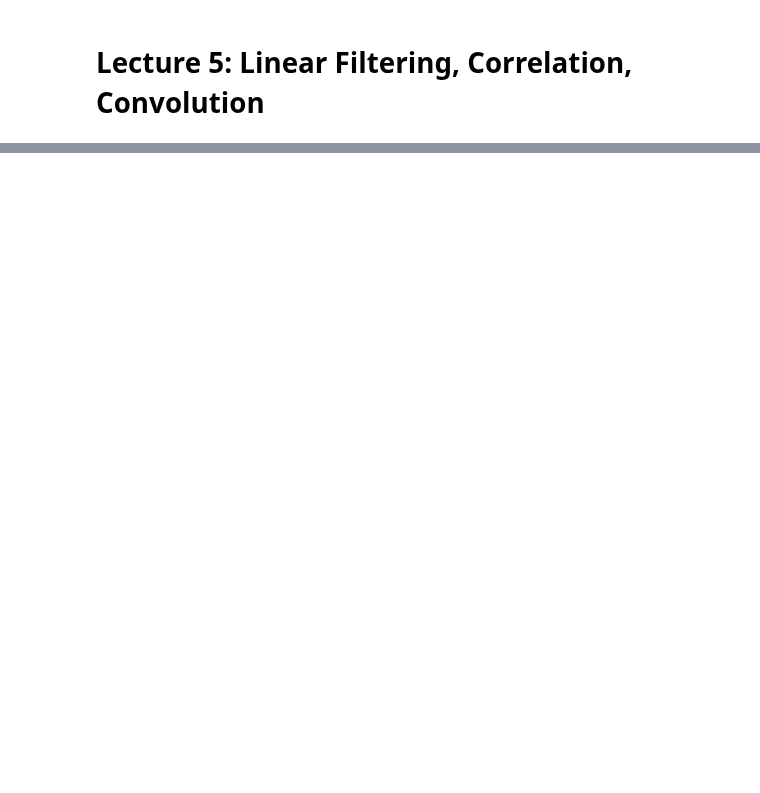
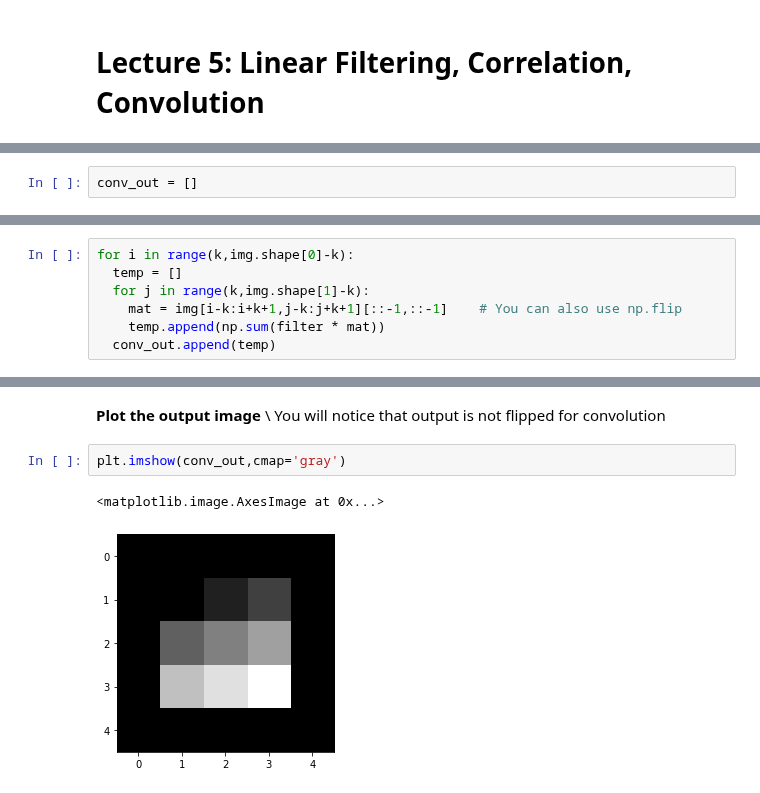
Before and after one commit to DL4CV-NPTEL/Deep-Learning-For-Computer-Vision, a Jupyter notebook: notebooks/Week_1/Week_1_Lecture_5.ipynb, the cells around one changed output, grey strips where cells are left out. Saved outputs shown, nothing was run; the diff lists cells and outputs as text; blank space fills up the shorter version.

```diff
--- a/notebooks/Week_1/Week_1_Lecture_5.ipynb
+++ b/notebooks/Week_1/Week_1_Lecture_5.ipynb
@@ -28,0 +123,2 @@ IPyDisplay.HTML(
+# %%
+conv_out = []
@@ -28,0 +127,7 @@ IPyDisplay.HTML(
+# %%
+for i in range(k,img.shape[0]-k):
+  temp = []
+  for j in range(k,img.shape[1]-k):
+    mat = img[i-k:i+k+1,j-k:j+k+1][::-1,::-1]    # You can also use np.flip
+    temp.append(np.sum(filter * mat))
+  conv_out.append(temp)
@@ -28,0 +151,8 @@ IPyDisplay.HTML(
+# %% [markdown]
+**Plot the output image** \\
+You will notice that output is not flipped for convolution
+# %%
+plt.imshow(conv_out,cmap='gray')
+# %% [output]
+<matplotlib.image.AxesImage at 0x...>
+[figure, added]
```
Also changed, not shown: parts of 31 cells of this notebook.
